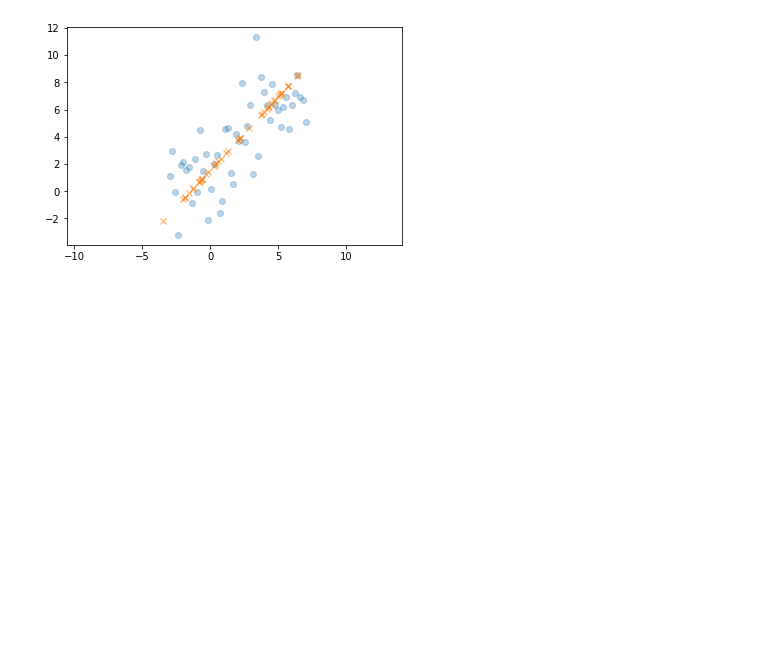
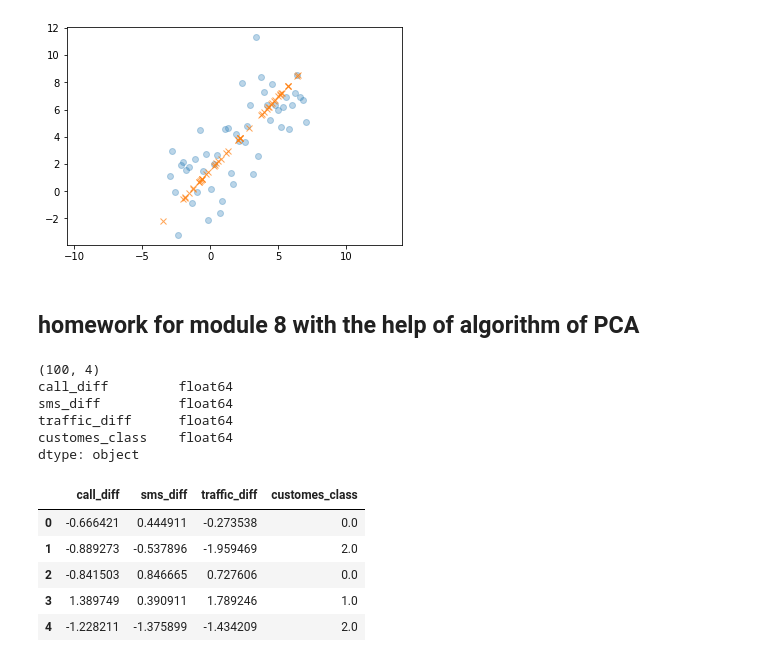
Before and after one commit to Stynic/train_ml_math, a Jupyter notebook: ml/low_level/module_8/notebook_8.ipynb, the cells around one changed output. Drawn from its saved outputs; the diff is of its cells as text; code cells hidden in the pictures; blank space fills up the shorter version.

```diff
--- a/ml/low_level/module_8/notebook_8.ipynb
+++ b/ml/low_level/module_8/notebook_8.ipynb
@@ -54,3 +54,5 @@ plt.axis('equal')
 plt.show()
 # %% [output]
 [figure]
+# %% [markdown]
+## homework for module 8 with the help of algorithm of PCA
@@ -56,0 +70,19 @@ plt.show()
+# %%
+print(data.shape)
+print(data.dtypes)
+# %% [output]
+(100, 4)
+call_diff         float64
+sms_diff          float64
+traffic_diff      float64
+customes_class    float64
+dtype: object
+# %%
+data.head()
+# %% [output]
+|  | call_diff | sms_diff | traffic_diff | customes_class |
+| 0 | -0.666421 | 0.444911 | -0.273538 | 0.0 |
+| 1 | -0.889273 | -0.537896 | -1.959469 | 2.0 |
+| 2 | -0.841503 | 0.846665 | 0.727606 | 0.0 |
+| 3 | 1.389749 | 0.390911 | 1.789246 | 1.0 |
+| 4 | -1.228211 | -1.375899 | -1.434209 | 2.0 |
```
Also changed, not shown: parts of 10 cells of this notebook, 1 other file.
